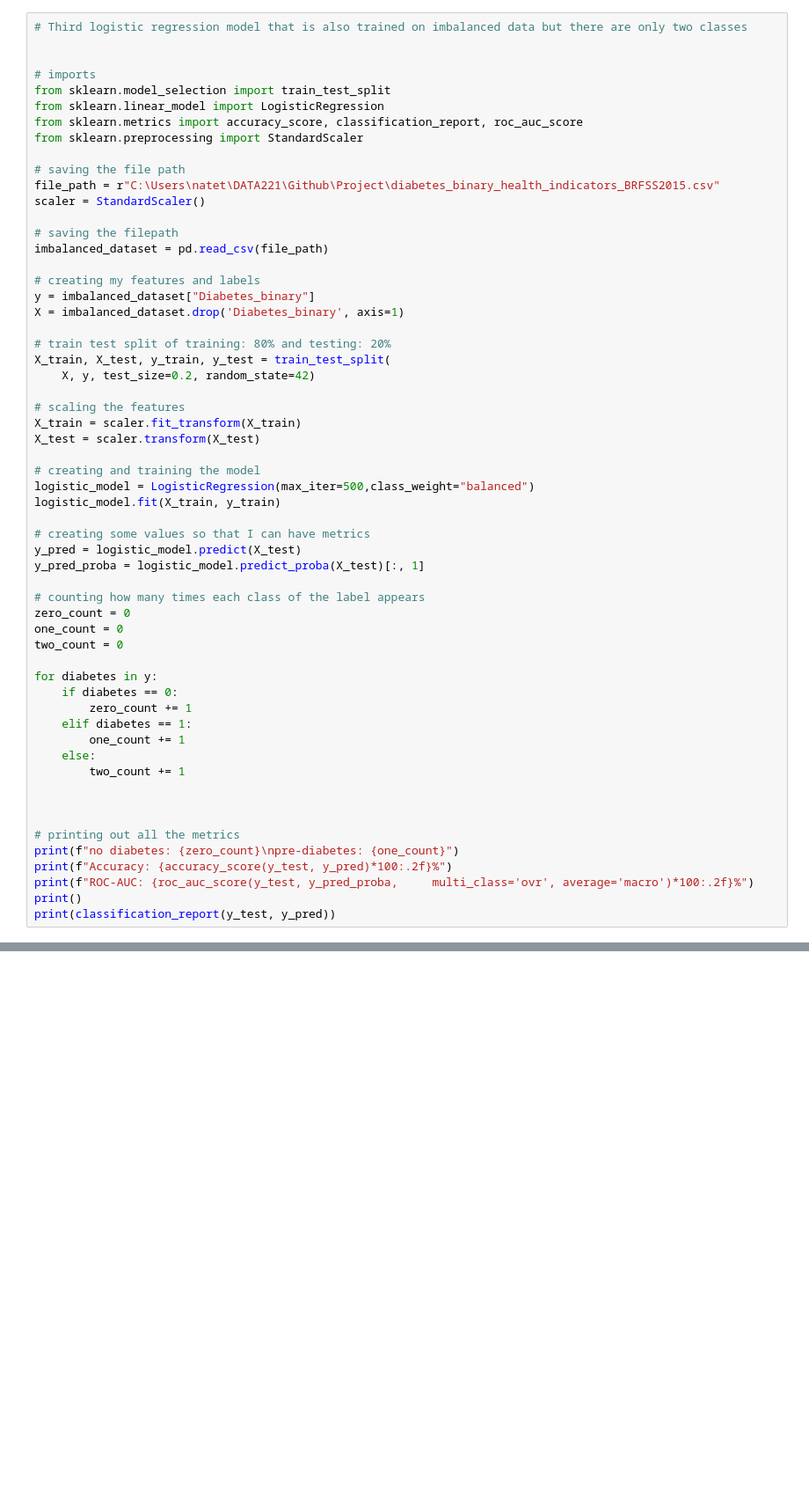
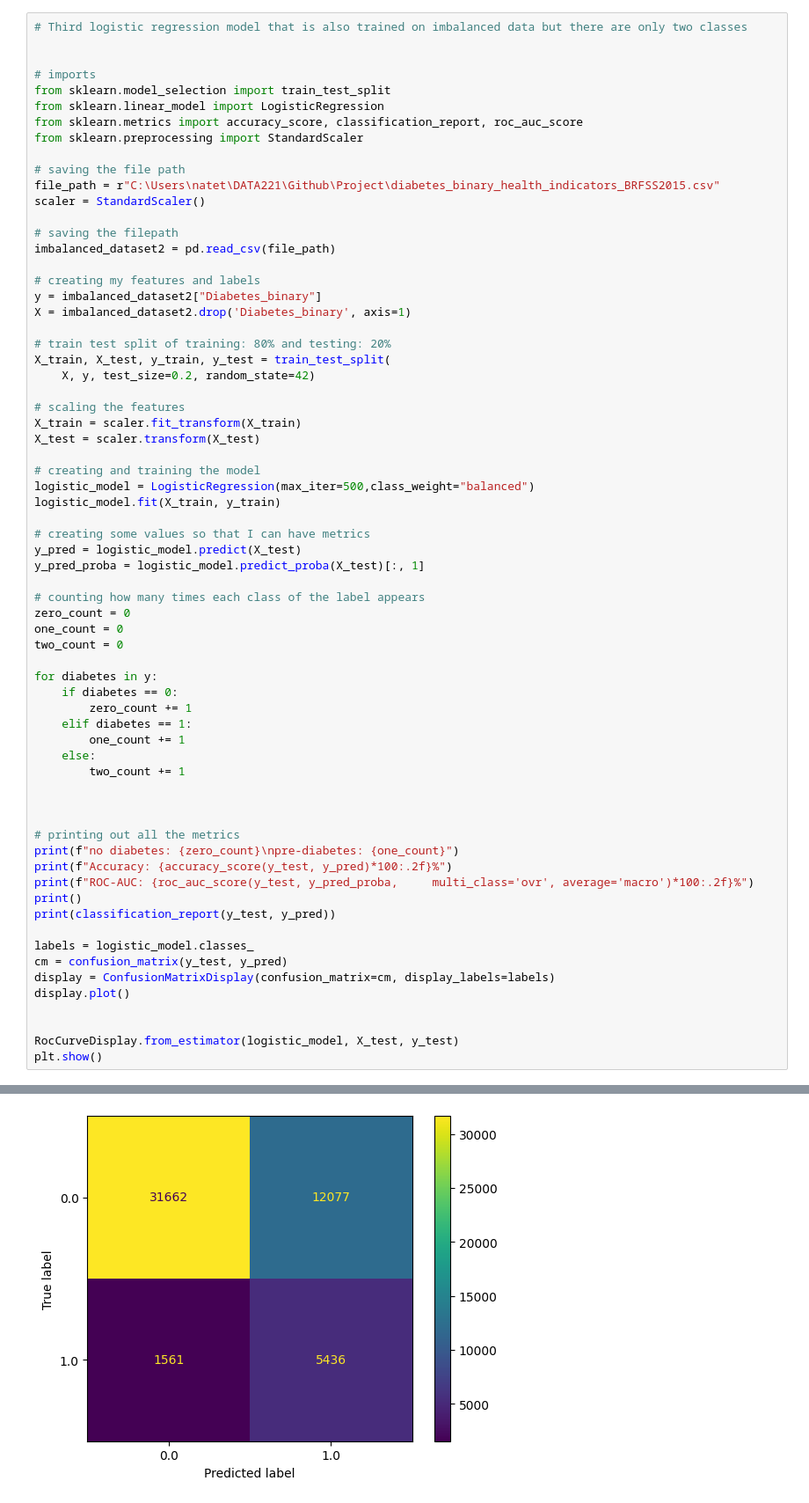
Before and after one commit to NateBartek/DiabetesProjectSolo, a Jupyter notebook: main.ipynb, the cells around one changed output, grey strips where cells are left out. Shown at 88% size. Drawn from its saved outputs; the diff is of its cells as text; blank space fills up the shorter version.

```diff
--- a/main.ipynb
+++ b/main.ipynb
@@ -140,11 +164,11 @@ file_path = r"C:\Users\natet\DATA221\Github\Project\diabetes_binary_health_indic
 scaler = StandardScaler()
 
 # saving the filepath
-imbalanced_dataset = pd.read_csv(file_path)
+imbalanced_dataset2 = pd.read_csv(file_path)
 
 # creating my features and labels
-y = imbalanced_dataset["Diabetes_binary"]
-X = imbalanced_dataset.drop('Diabetes_binary', axis=1)
+y = imbalanced_dataset2["Diabetes_binary"]
+X = imbalanced_dataset2.drop('Diabetes_binary', axis=1)
 
 # train test split of training: 80% and testing: 20%
 X_train, X_test, y_train, y_test = train_test_split(
@@ -170,30 +194,40 @@ two_count = 0
 for diabetes in y:
     if diabetes == 0:
         zero_count += 1
     elif diabetes == 1:
         one_count += 1
     else:
         two_count += 1
 
 
 
 # printing out all the metrics
 print(f"no diabetes: {zero_count}\npre-diabetes: {one_count}")
 print(f"Accuracy: {accuracy_score(y_test, y_pred)*100:.2f}%")
 print(f"ROC-AUC: {roc_auc_score(y_test, y_pred_proba,     multi_class='ovr', average='macro')*100:.2f}%")
 print()
 print(classification_report(y_test, y_pred))
+
+labels = logistic_model.classes_
+cm = confusion_matrix(y_test, y_pred)
+display = ConfusionMatrixDisplay(confusion_matrix=cm, display_labels=labels)
+display.plot()
+
+
+RocCurveDisplay.from_estimator(logistic_model, X_test, y_test)
+plt.show()
 # %% [output]
 no diabetes: 218334
 pre-diabetes: 35346
 Accuracy: 73.12%
 ROC-AUC: 82.66%
 
               precision    recall  f1-score   support
 
          0.0       0.95      0.72      0.82     43739
          1.0       0.31      0.78      0.44      6997
 
     accuracy                           0.73     50736
    macro avg       0.63      0.75      0.63     50736
 weighted avg       0.86      0.73      0.77     50736
+[figure, added]
```
Also changed, not shown: parts of 3 cells of this notebook.
